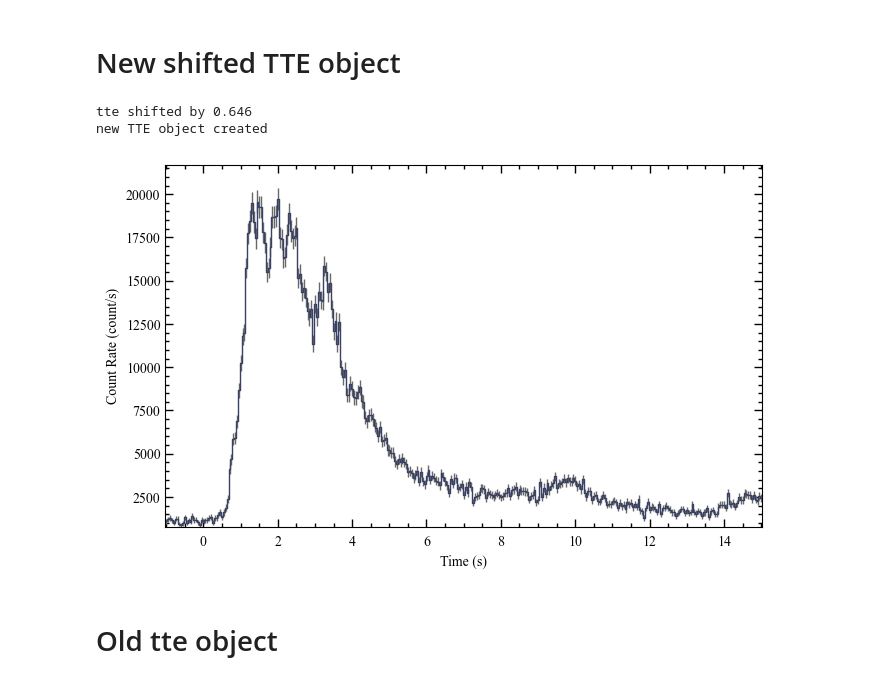
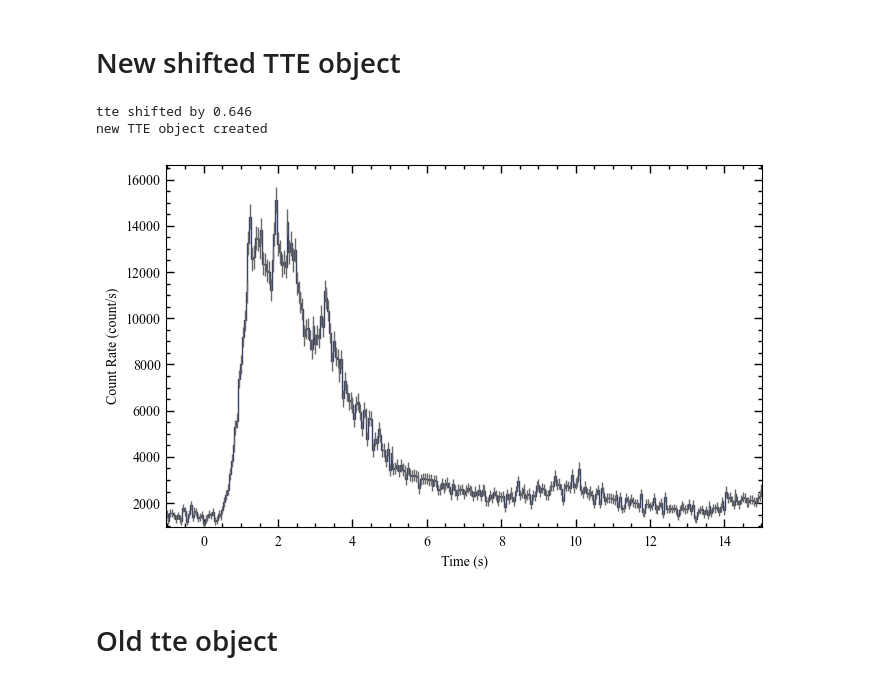
Before and after one commit to AndreasRamsli/GRB, a Jupyter notebook: xspec/FERMI/GRB210619B/GRB210619B_extract_files.ipynb, the cells around one changed output. Cells and saved outputs as stored; diff of their text form; code cells hidden in the pictures.

```diff
--- a/xspec/FERMI/GRB210619B/GRB210619B_extract_files.ipynb
+++ b/xspec/FERMI/GRB210619B/GRB210619B_extract_files.ipynb
@@ -159,7 +159,7 @@ tshift:  0.334064
 # %% [markdown]
 #  Extract data from selected unit(s)+
 # %%
-unit = all_dets[idx_sort_angsep][0]
+unit = all_dets[idx_sort_angsep][2]
 #unit = trig_dets[0] #unit of the first trigger detector. What unit is this?
 print(unit)
 
@@ -527,20 +527,21 @@ lcplot.xlim = (0,5)
 # %%
 erange = (8,1e3)
 binsize=0.05
+finalTlagg = 0.646
 newTTE = createNewTTE(oldTTEObj=tte,tlagg=finalTlagg,
                       binsize=0.05,
                       unit=unit,
                       obj=GRB_id,
                       grb_ra=grb_ra,
                       grb_dec=grb_dec)
 
 phaii = newTTE.to_phaii(bin_by_time,binsize)
 lcdata = phaii.to_lightcurve(time_range=(-1,15),energy_range=erange)
 lc = Lightcurve(data=lcdata)
 # %% [output]
 tte shifted by 0.646
 new TTE object created
-[figure, old version]
+[figure, new version]
 # %% [markdown]
 # Old tte object
 # %%
```
Also changed, not shown: parts of 7 cells of this notebook, 26 other files.
